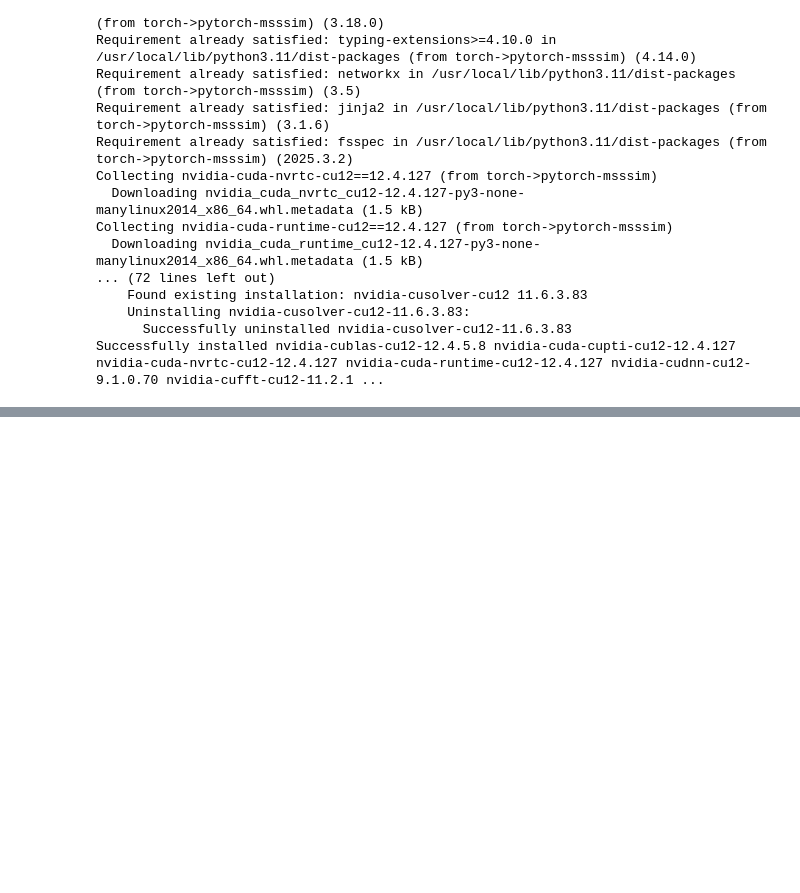
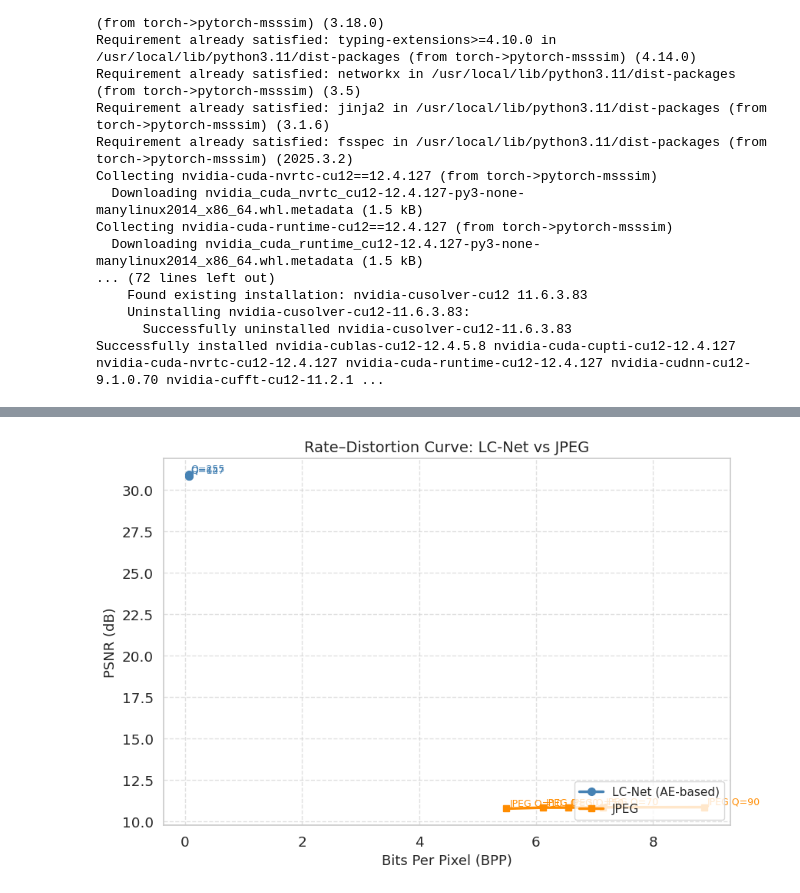
Before and after one commit to Abhiraj36/Compression01, a Jupyter notebook: CNN_compression.ipynb, the cells around one changed output, grey strips where cells are left out. Drawn from its saved outputs; the diff is of its cells as text; code cells hidden in the pictures; blank space fills up the shorter version.

Commit message:
improving the jpeg vs lc representation

```diff
--- a/CNN_compression.ipynb
+++ b/CNN_compression.ipynb
@@ -1134,3 +1134,46 @@ plt.show()
+# %%
+import matplotlib.pyplot as plt
+import seaborn as sns
+import matplotlib
+
+# Set style and font for publication
+sns.set(style="whitegrid", font_scale=1.2)
+matplotlib.rcParams['pdf.fonttype'] = 42
+matplotlib.rcParams['ps.fonttype'] = 42
+
+plt.figure(figsize=(9, 6))
+
+# Plot AE results
+plt.plot(ae_bpp, ae_psnr, '-o', label="LC-Net (AE-based)", color='steelblue', linewidth=2.5, markersize=7)
+
+# Plot JPEG results
+plt.plot(jpeg_bpp, jpeg_psnr, '-s', label="JPEG", color='darkorange', linewidth=2.5, markersize=6)
+
+# Annotate AE points
+for i, txt in enumerate(ae_labels):
+    plt.annotate(f"Q={txt}", (ae_bpp[i]+0.02, ae_psnr[i]+0.2), fontsize=9, color='steelblue')
+
+# Annotate JPEG points
+for i, txt in enumerate(jpeg_labels):
+    plt.annotate(txt, (jpeg_bpp[i]+0.05, jpeg_psnr[i]+0.15), fontsize=9, color='darkorange')
+
+# Labels and title
+plt.xlabel("Bits Per Pixel (BPP)", fontsize=13)
+plt.ylabel("PSNR (dB)", fontsize=13)
+plt.title("Rate–Distortion Curve: LC-Net vs JPEG", fontsize=14)
+
+# Legend and layout
+plt.grid(True, linestyle='--', alpha=0.6)
+plt.legend(loc="lower right", fontsize=11)
+plt.tight_layout()
+
+# Save as SVG (vector format)
+plt.savefig("rd_curve_ae_vs_jpeg.svg", format='svg')
+
+# Show plot
+plt.show()
+# %% [output]
+[figure, added]
 # %%
 import shutil
 from google.colab import files
```
Also changed, not shown: parts of 12 cells of this notebook.
